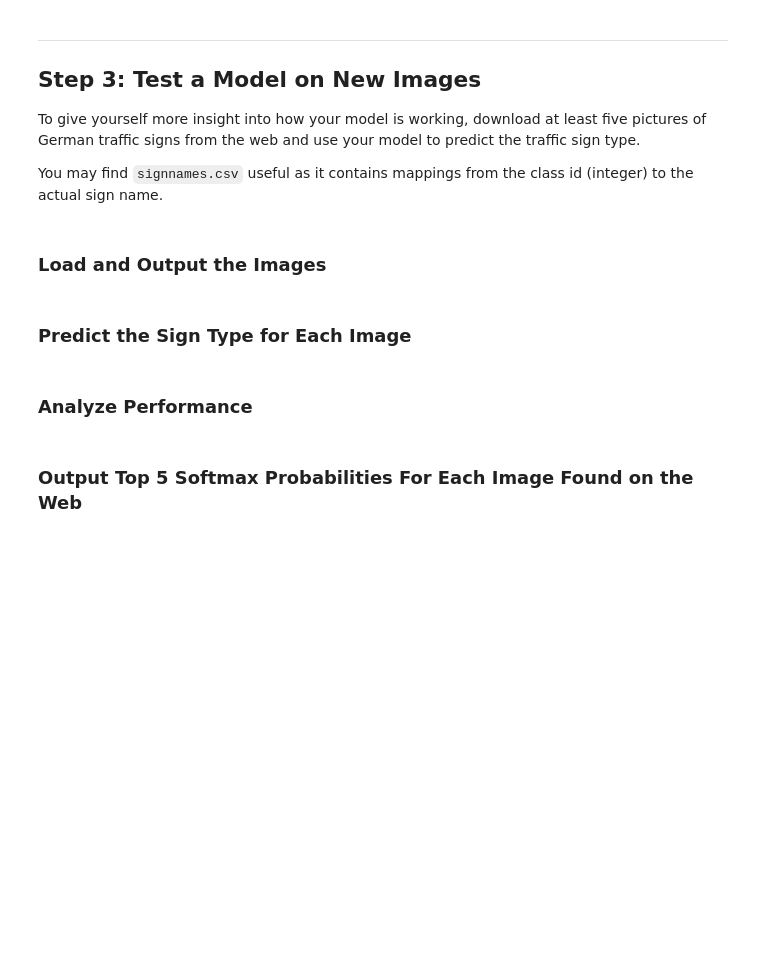
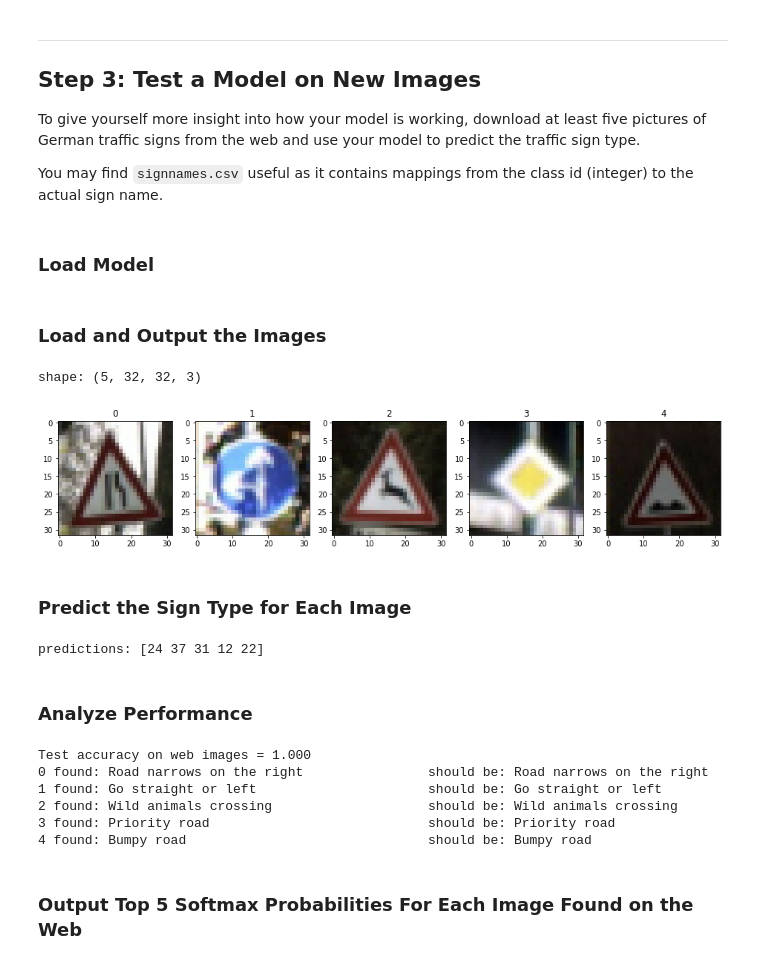
Before and after one commit to KhardanOne/Traffic-Sign-Classifier, a Jupyter notebook: Traffic_Sign_Classifier.ipynb, the cells around one changed output. Cells and saved outputs as stored; diff of their text form; code cells hidden in the pictures; blank space fills up the shorter version.

```diff
--- a/Traffic_Sign_Classifier.ipynb
+++ b/Traffic_Sign_Classifier.ipynb
@@ -146,3 +380,5 @@ sets imply underfitting. A high accuracy on the training set but low accuracy on
 To give yourself more insight into how your model is working, download at least five pictures of German traffic signs from the web and use your model to predict the traffic sign type.
 
 You may find `signnames.csv` useful as it contains mappings from the class id (integer) to the actual sign name.
+# %% [markdown]
+### Load Model
@@ -154,14 +394,70 @@ You may find `signnames.csv` useful as it contains mappings from the class id (i
+# %%
+### Load the images and plot them here.
+### Feel free to use as many code cells as needed.
+
+import numpy as np
+import glob
+import matplotlib.pyplot as plt
+files = glob.glob('./webimage/*.png')
+images = []
+
+i = 0
+fig, ax = plt.subplots(1, 5, figsize=(16,4))
+for file in files:
+    img = plt.imread(file)[..., 0:3]
+    ax[i].imshow(img)
+    ax[i].title.set_text(i)
+    i += 1
+    images.append(img)
+
+webimages=np.array(images)
+print('shape:', webimages.shape)
+# %% [output]
+shape: (5, 32, 32, 3)
+[figure, added]
 # %% [markdown]
 ### Predict the Sign Type for Each Image
 # %%
 ### Run the predictions here and use the model to output the prediction for each image.
 ### Make sure to pre-process the images with the same pre-processing pipeline used earlier.
 ### Feel free to use as many code cells as needed.
+
+web_X = preprocess_X(webimages)
+web_y = [24,37,31,12,22]
+
+predictions = tf.argmax(logits, axis=1)
+
+with glob_sess.as_default():
+    results = glob_sess.run(predictions, feed_dict={x: web_X})
+    print('predictions:', results)
+# %% [output]
+predictions: [24 37 31 12 22]
 # %% [markdown]
 ### Analyze Performance
 # %%
 ### Calculate the accuracy for these 5 new images.
 ### For example, if the model predicted 1 out of 5 signs correctly, it's 20% accurate on these new images.
+
+with glob_sess.as_default():
+    web_accuracy = evaluate(web_X, web_y)
+    print('Test accuracy on web images = {:.3f}'.format(web_accuracy))
+
+import pandas
+texts = pandas.read_csv('signnames.csv')
+texts = np.array(texts)
+#print(type(texts))
+for i in range(5):
+    text_idx_result = results[i]
+    text_idx_goal   = web_y[i]
+    #print('{}, {}'.format(text_idx_result, text_idx_goal))
+    print('{} found: {:40s} should be: {:40s}'.format(i, texts[text_idx_result, 1], texts[text_idx_goal, 1]))
+# %% [output]
+Test accuracy on web images = 1.000
+0 found: Road narrows on the right                should be: Road narrows on the right
+1 found: Go straight or left                      should be: Go straight or left
+2 found: Wild animals crossing                    should be: Wild animals crossing
+3 found: Priority road                            should be: Priority road
+4 found: Bumpy road                               should be: Bumpy road
 # %% [markdown]
 ### Output Top 5 Softmax Probabilities For Each Image Found on the Web
 # %% [markdown]
```
Also changed, not shown: parts of 22 cells of this notebook, 6 other files.
